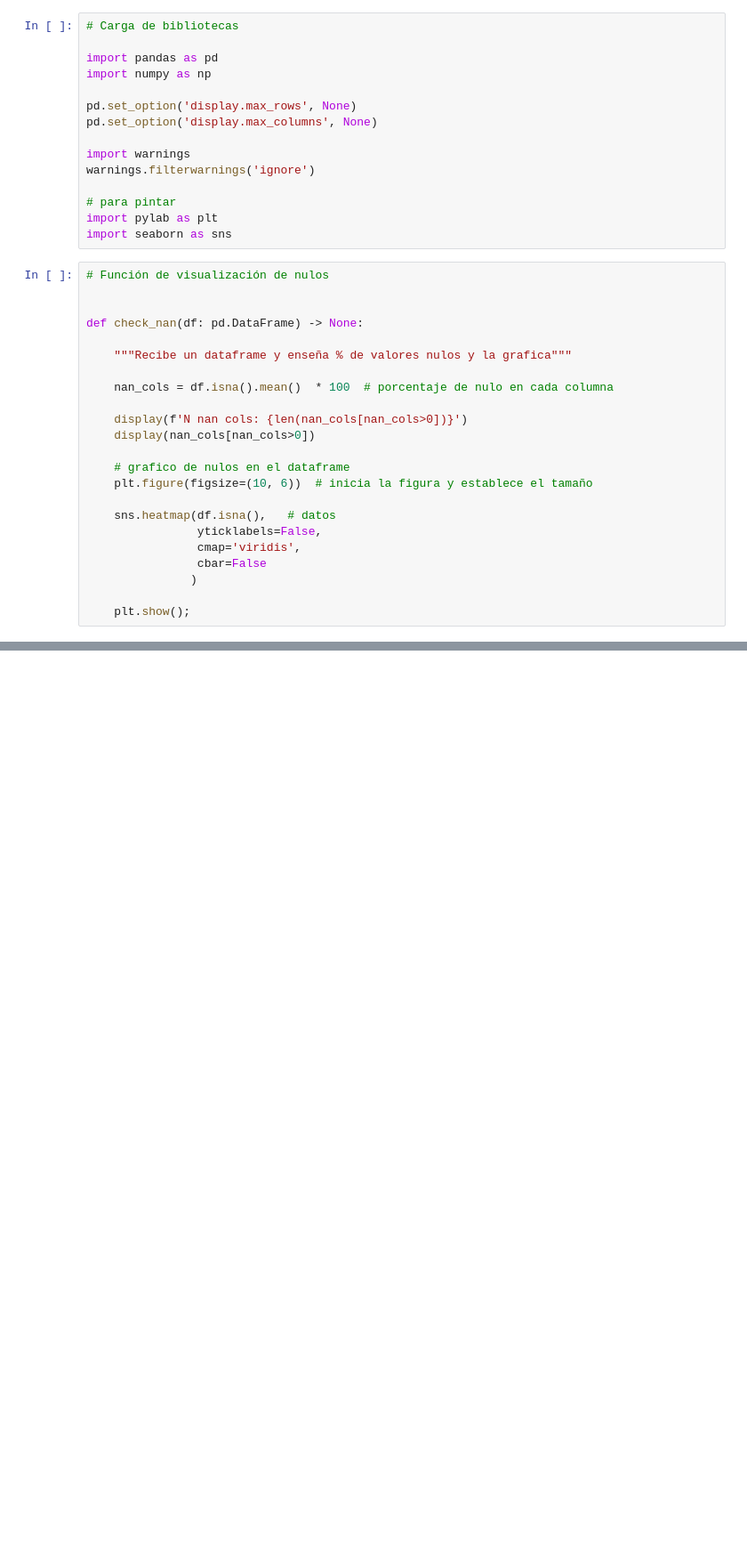
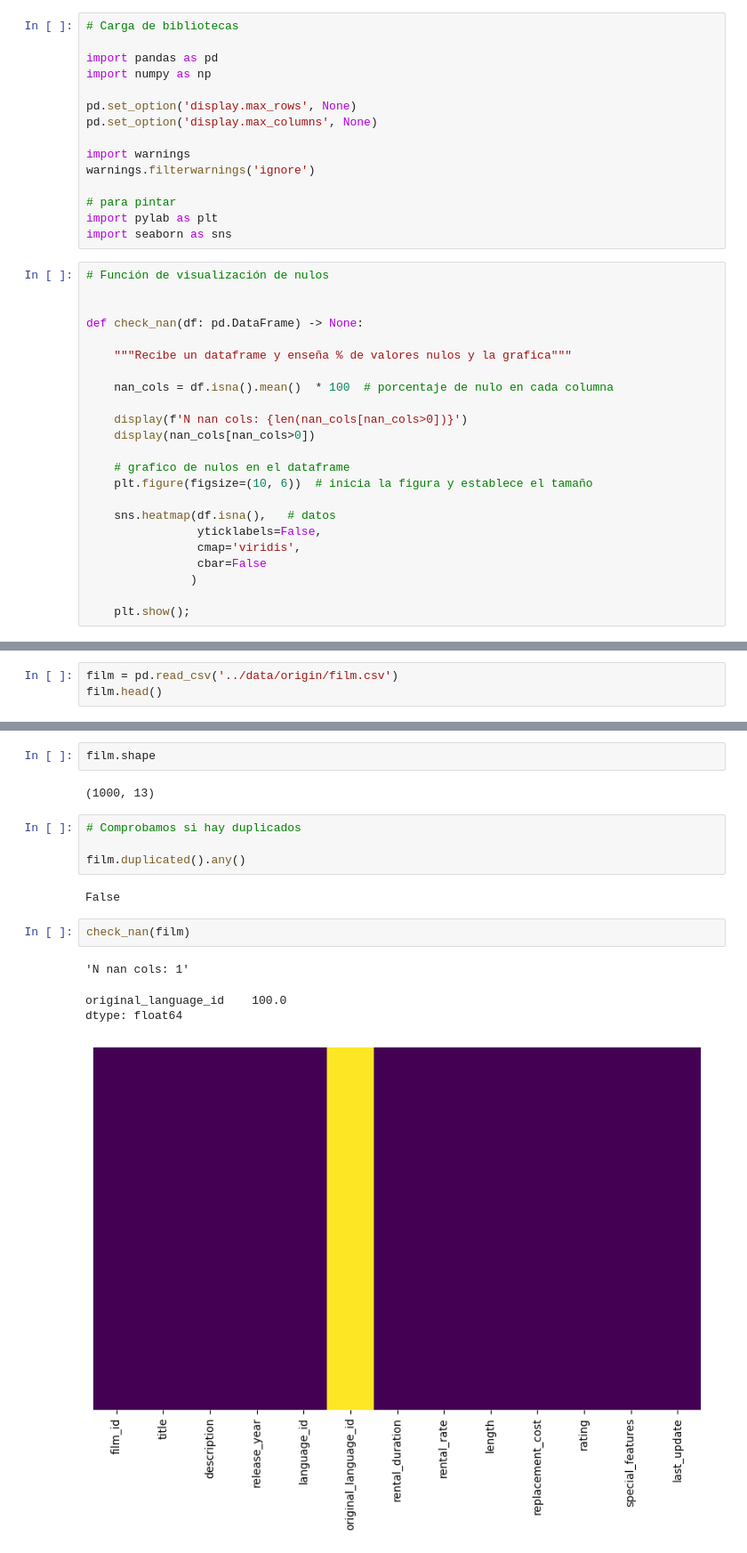
Before and after one commit to Periclates7/SQL-Proyect, a Jupyter notebook: src/load_clean.ipynb, the cells around one changed output, grey strips where cells are left out. Shown at 89% size. Saved outputs shown, nothing was run; the diff lists cells and outputs as text; blank space fills up the shorter version.

```diff
--- a/src/load_clean.ipynb
+++ b/src/load_clean.ipynb
@@ -38,0 +187,3 @@ def check_nan(df: pd.DataFrame) -> None:
+# %%
+film = pd.read_csv('../data/origin/film.csv')
+film.head()
@@ -38,0 +197,17 @@ def check_nan(df: pd.DataFrame) -> None:
+# %%
+film.shape
+# %% [output]
+(1000, 13)
+# %%
+# Comprobamos si hay duplicados
+
+film.duplicated().any()
+# %% [output]
+False
+# %%
+check_nan(film)
+# %% [output]
+'N nan cols: 1'
+original_language_id    100.0
+dtype: float64
+[figure, added]
```
Also changed, not shown: parts of 118 cells of this notebook, 4 other files.
